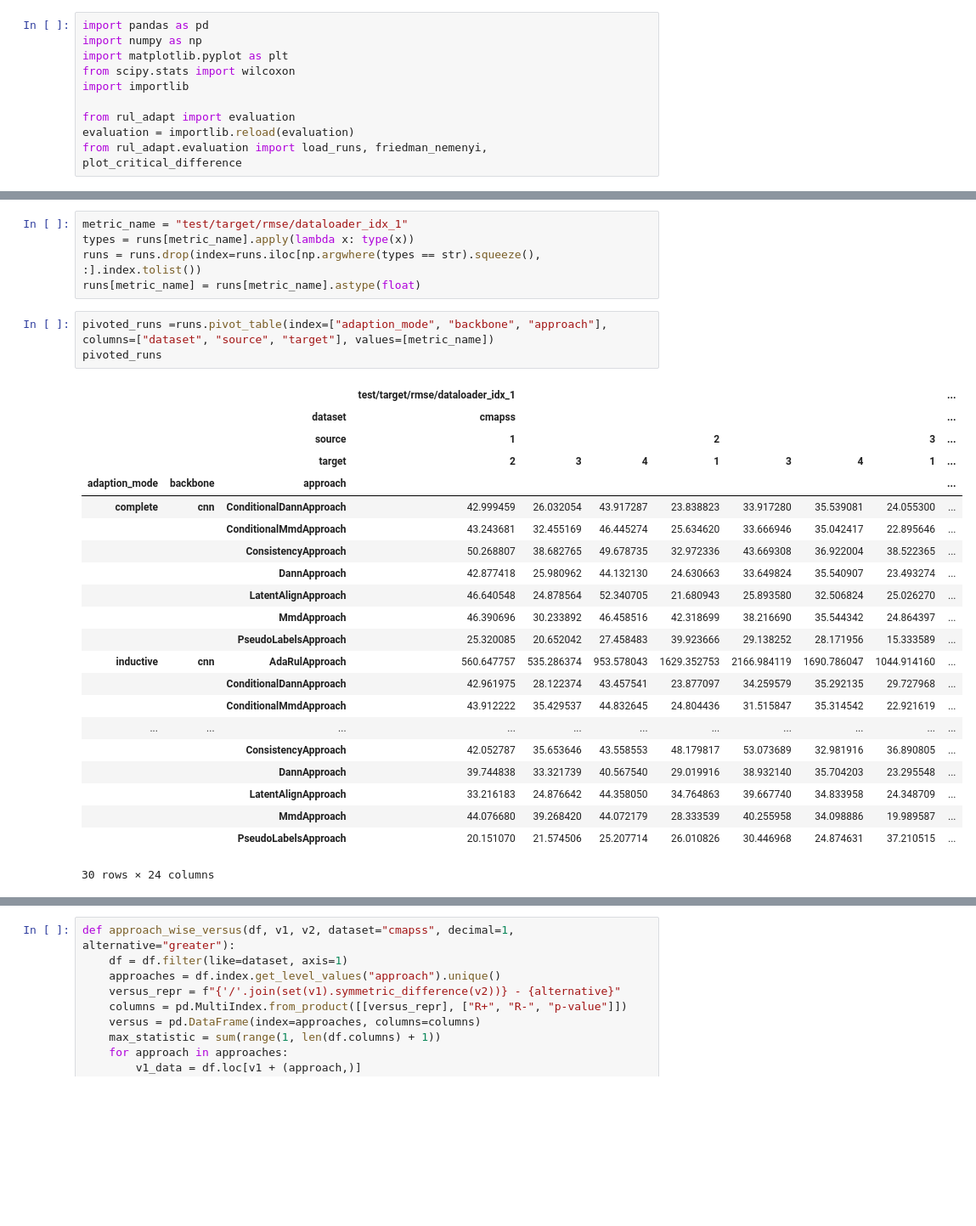
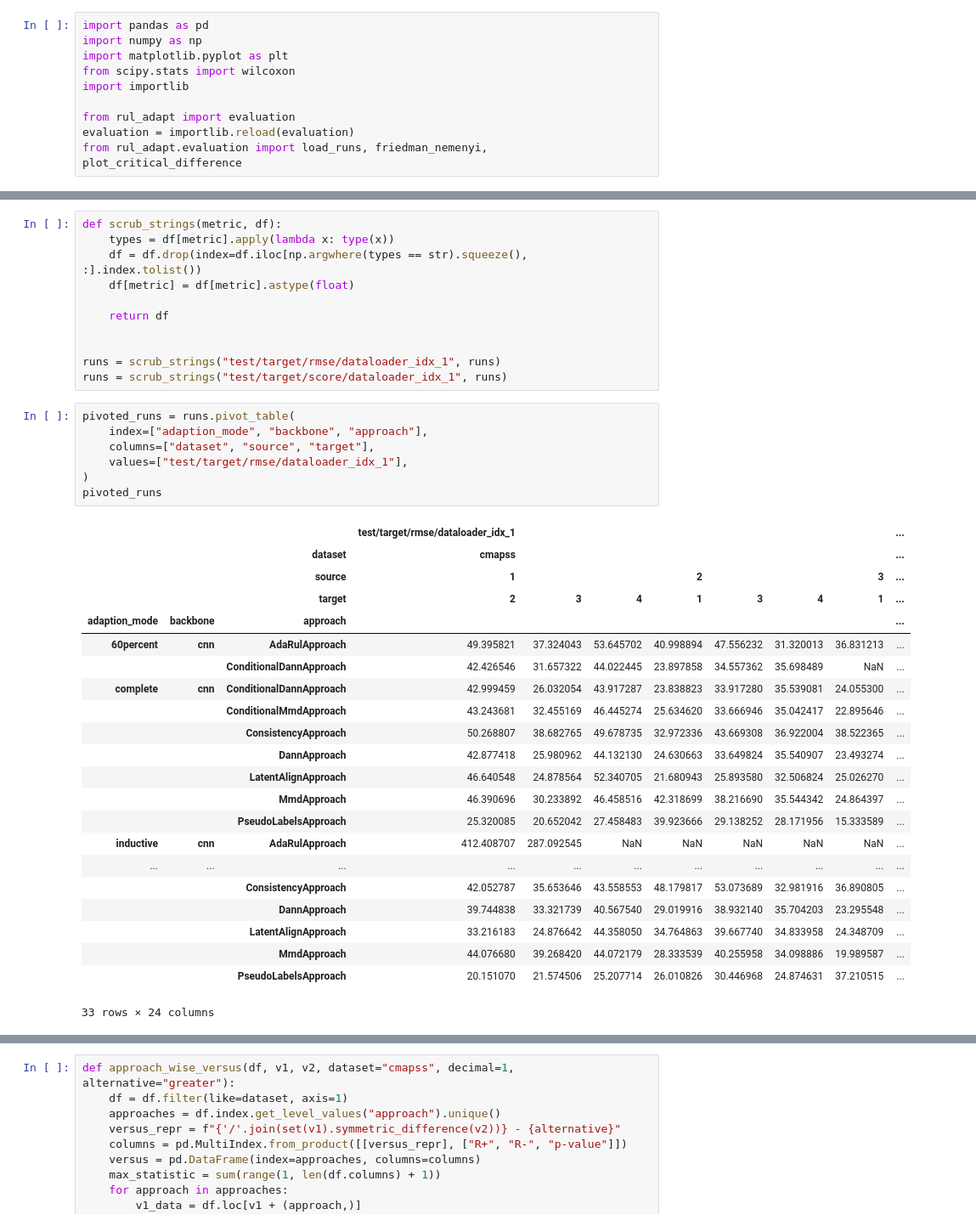
Before and after one commit to tilman151/rul-adapt, a Jupyter notebook: analysis.ipynb, the cells around one changed output, grey strips where cells are left out. Shown at 85% size. Saved outputs shown, nothing was run; the diff lists cells and outputs as text; blank space fills up the shorter version.

```diff
--- a/analysis.ipynb
+++ b/analysis.ipynb
@@ -21,17 +21,29 @@ runs.head()
 # %%
-metric_name = "test/target/rmse/dataloader_idx_1"
-types = runs[metric_name].apply(lambda x: type(x))
-runs = runs.drop(index=runs.iloc[np.argwhere(types == str).squeeze(), :].index.tolist())
-runs[metric_name] = runs[metric_name].astype(float)
+def scrub_strings(metric, df):
+    types = df[metric].apply(lambda x: type(x))
+    df = df.drop(index=df.iloc[np.argwhere(types == str).squeeze(), :].index.tolist())
+    df[metric] = df[metric].astype(float)
+
+    return df
+
+
+runs = scrub_strings("test/target/rmse/dataloader_idx_1", runs)
+runs = scrub_strings("test/target/score/dataloader_idx_1", runs)
 # %%
-pivoted_runs =runs.pivot_table(index=["adaption_mode", "backbone", "approach"], columns=["dataset", "source", "target"], values=[metric_name])
+pivoted_runs = runs.pivot_table(
+    index=["adaption_mode", "backbone", "approach"],
+    columns=["dataset", "source", "target"],
+    values=["test/target/rmse/dataloader_idx_1"],
+)
 pivoted_runs
 # %% [output]
 |  |  |  | test/target/rmse/dataloader_idx_1 |  |  |  |  |  |  | ... |
 |  |  | dataset | cmapss |  |  |  |  |  |  | ... |
 |  |  | source | 1 |  |  | 2 |  |  | 3 | ... |
 |  |  | target | 2 | 3 | 4 | 1 | 3 | 4 | 1 | ... |
 | adaption_mode | backbone | approach |  |  |  |  |  |  |  | ... |
+| 60percent | cnn | AdaRulApproach | 49.395821 | 37.324043 | 53.645702 | 40.998894 | 47.556232 | 31.320013 | 36.831213 | ... |
+|  |  | ConditionalDannApproach | 42.426546 | 31.657322 | 44.022445 | 23.897858 | 34.557362 | 35.698489 | NaN | ... |
 | complete | cnn | ConditionalDannApproach | 42.999459 | 26.032054 | 43.917287 | 23.838823 | 33.917280 | 35.539081 | 24.055300 | ... |
 |  |  | ConditionalMmdApproach | 43.243681 | 32.455169 | 46.445274 | 25.634620 | 33.666946 | 35.042417 | 22.895646 | ... |
 |  |  | ConsistencyApproach | 50.268807 | 38.682765 | 49.678735 | 32.972336 | 43.669308 | 36.922004 | 38.522365 | ... |
@@ -39,13 +51,11 @@ pivoted_runs
 |  |  | LatentAlignApproach | 46.640548 | 24.878564 | 52.340705 | 21.680943 | 25.893580 | 32.506824 | 25.026270 | ... |
 |  |  | MmdApproach | 46.390696 | 30.233892 | 46.458516 | 42.318699 | 38.216690 | 35.544342 | 24.864397 | ... |
 |  |  | PseudoLabelsApproach | 25.320085 | 20.652042 | 27.458483 | 39.923666 | 29.138252 | 28.171956 | 15.333589 | ... |
-| inductive | cnn | AdaRulApproach | 560.647757 | 535.286374 | 953.578043 | 1629.352753 | 2166.984119 | 1690.786047 | 1044.914160 | ... |
-|  |  | ConditionalDannApproach | 42.961975 | 28.122374 | 43.457541 | 23.877097 | 34.259579 | 35.292135 | 29.727968 | ... |
-|  |  | ConditionalMmdApproach | 43.912222 | 35.429537 | 44.832645 | 24.804436 | 31.515847 | 35.314542 | 22.921619 | ... |
+| inductive | cnn | AdaRulApproach | 412.408707 | 287.092545 | NaN | NaN | NaN | NaN | NaN | ... |
 | ... | ... | ... | ... | ... | ... | ... | ... | ... | ... | ... |
 |  |  | ConsistencyApproach | 42.052787 | 35.653646 | 43.558553 | 48.179817 | 53.073689 | 32.981916 | 36.890805 | ... |
 |  |  | DannApproach | 39.744838 | 33.321739 | 40.567540 | 29.019916 | 38.932140 | 35.704203 | 23.295548 | ... |
 |  |  | LatentAlignApproach | 33.216183 | 24.876642 | 44.358050 | 34.764863 | 39.667740 | 34.833958 | 24.348709 | ... |
 |  |  | MmdApproach | 44.076680 | 39.268420 | 44.072179 | 28.333539 | 40.255958 | 34.098886 | 19.989587 | ... |
 |  |  | PseudoLabelsApproach | 20.151070 | 21.574506 | 25.207714 | 26.010826 | 30.446968 | 24.874631 | 37.210515 | ... |
-30 rows × 24 columns
+33 rows × 24 columns
```
Also changed, not shown: parts of 2 cells of this notebook.
